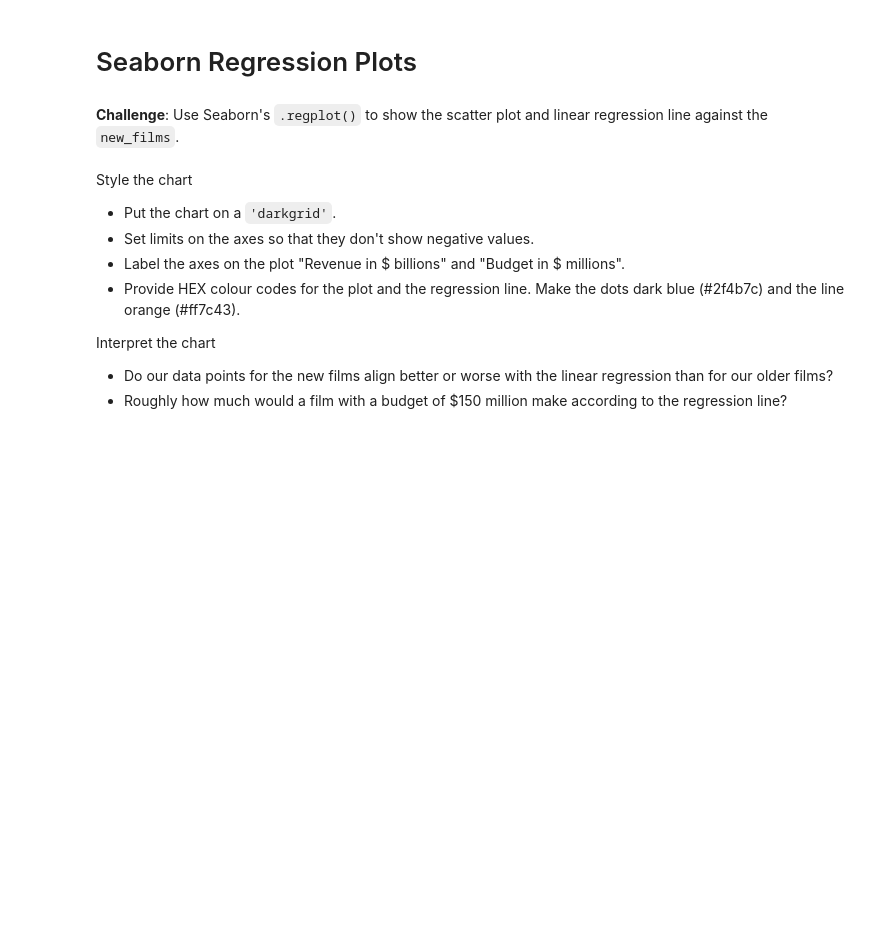
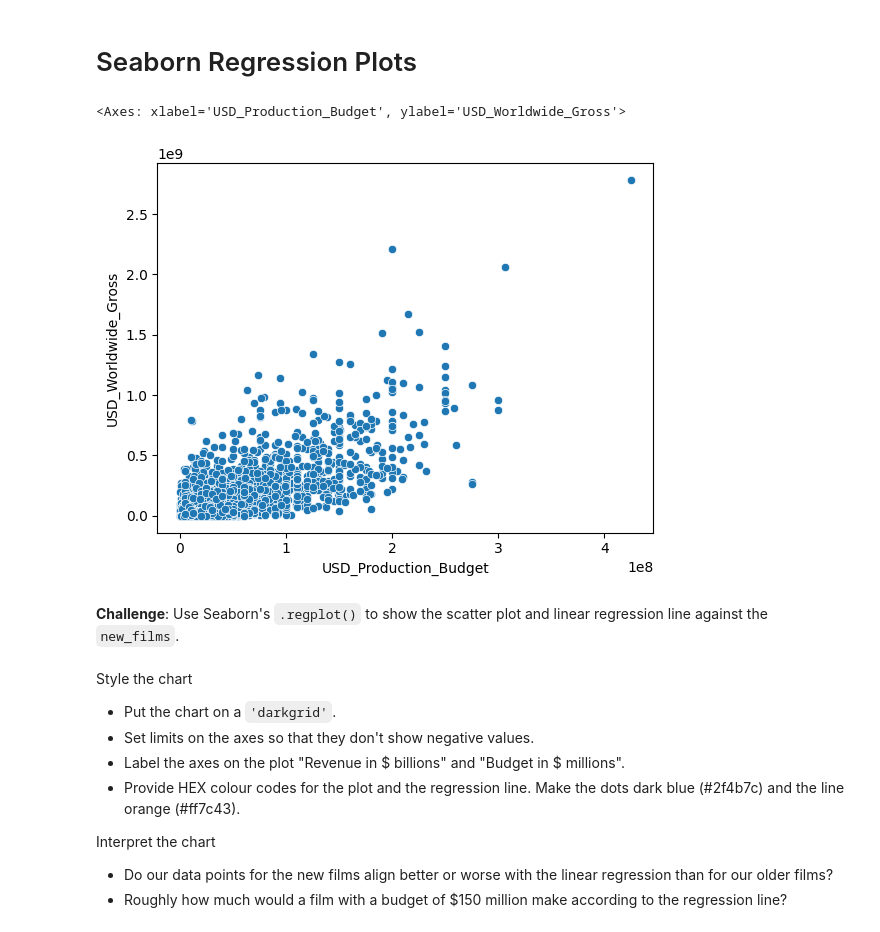
Before and after one commit to SurajKukkipady/100_days_of_code_python, a Jupyter notebook: Day78/Seaborn_and_Linear_Regression_(start).ipynb, the cells around one changed output. Cells and saved outputs as stored; diff of their text form; code cells hidden in the pictures; blank space fills up the shorter version.

```diff
--- a/Day78/Seaborn_and_Linear_Regression_(start).ipynb
+++ b/Day78/Seaborn_and_Linear_Regression_(start).ipynb
@@ -206,8 +221,22 @@ Here's how:
 * `new_films` should include all the films from 1970 onwards
 * How many films were released prior to 1970?
 * What was the most expensive film made prior to 1970?
+# %%
+scrape_date = pd.Timestamp('2018-5-1')
+future_releases = data[data['Release_Date'] > scrape_date]
+
+data_clean = data.drop(future_releases.index)
 # %% [markdown]
 # Seaborn Regression Plots
+# %%
+import seaborn as sns
+
+sns.scatterplot(data=data_clean,
+                x='USD_Production_Budget',
+                y='USD_Worldwide_Gross')
+# %% [output]
+<Axes: xlabel='USD_Production_Budget', ylabel='USD_Worldwide_Gross'>
+[figure, added]
 # %% [markdown]
 **Challenge**: Use Seaborn's `.regplot()` to show the scatter plot and linear regression line against the `new_films`.
 <br>
```
Also changed, not shown: parts of 2 cells of this notebook.
